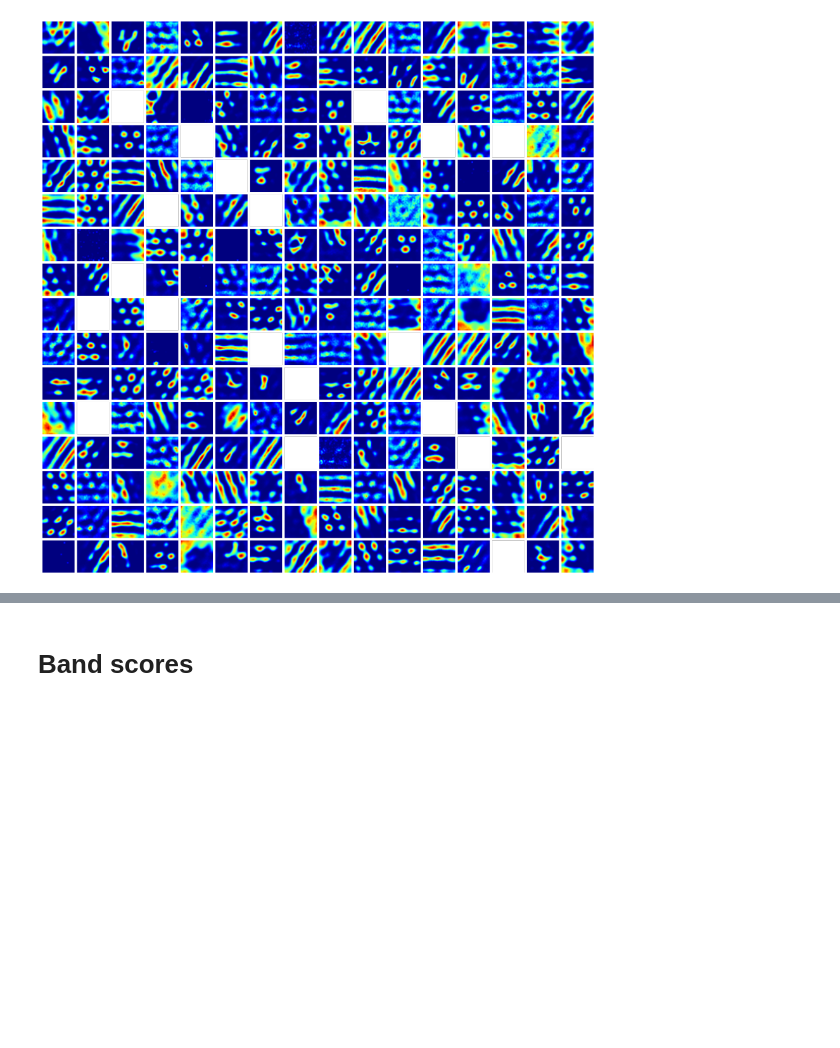
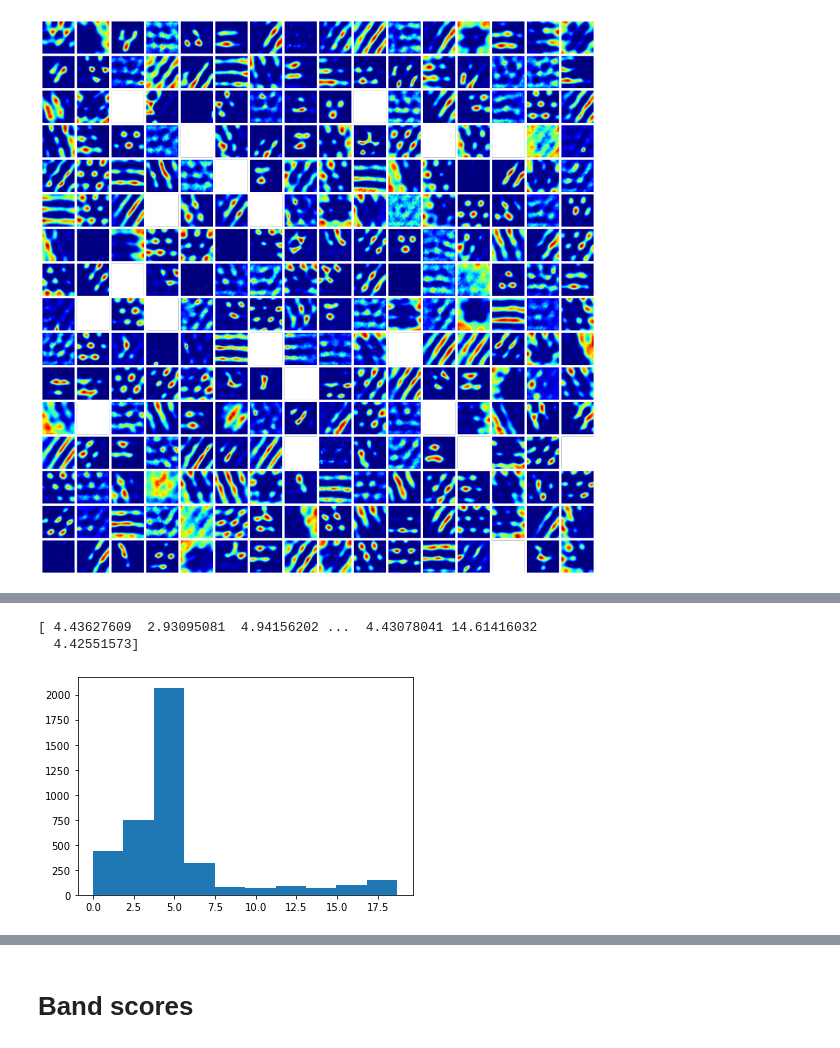
Before and after one commit to Coco233333/grid-pattern-formation, a Jupyter notebook: inspect_model.ipynb, the cells around one changed output, grey strips where cells are left out. Drawn from its saved outputs; the diff is of its cells as text; code cells hidden in the pictures; blank space fills up the shorter version.

```diff
--- a/inspect_model.ipynb
+++ b/inspect_model.ipynb
@@ -242,0 +323,7 @@ np.save('rate_map.npy', rate_map)
+# %%
+plt.hist(score)
+print(score)
+# %% [output]
+[ 4.43627609  2.93095081  4.94156202 ...  4.43078041 14.61416032
+  4.42551573]
+[figure, added]
```
Also changed, not shown: parts of 21 cells of this notebook.
